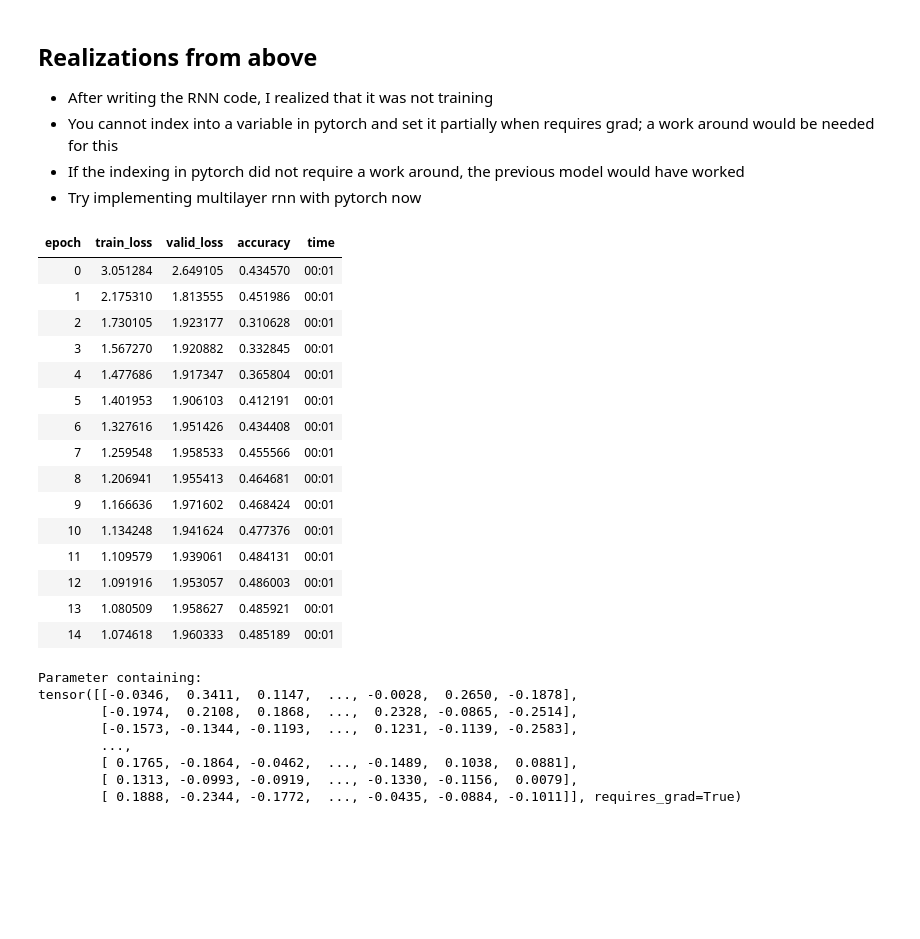
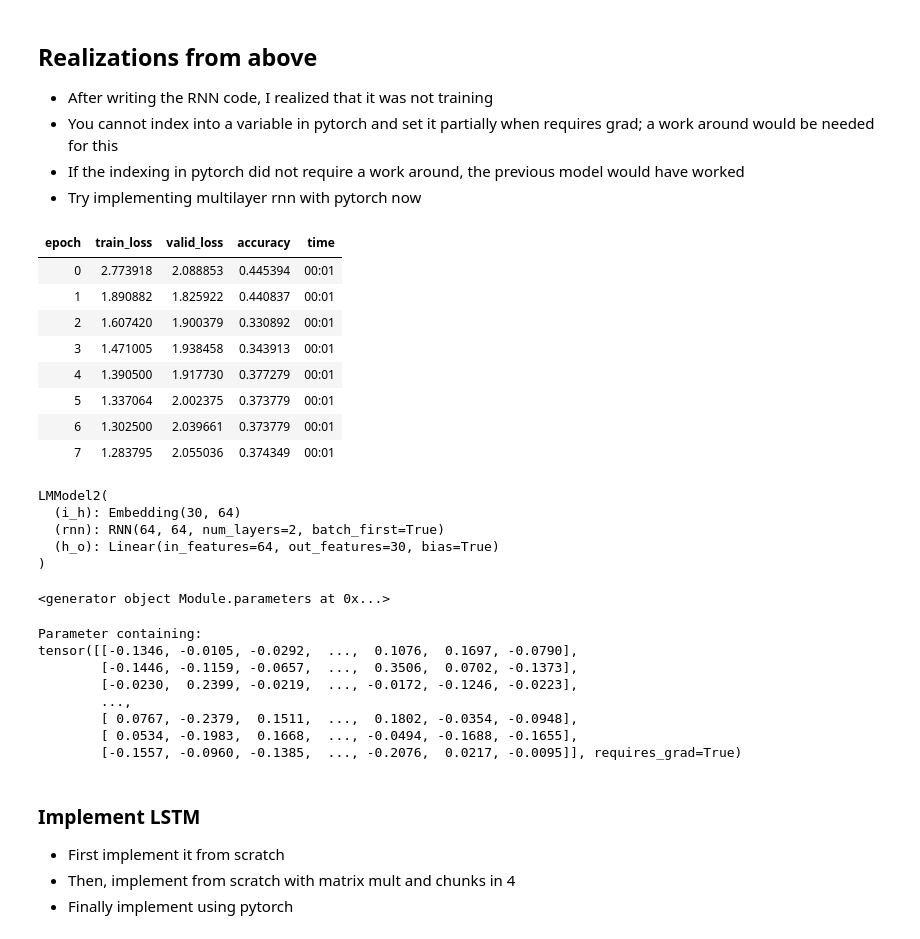
Before and after one commit to Nick-palmar/fast_book, a Jupyter notebook: 12_nlp_deep_dive_redo.ipynb, the cells around one changed output. Saved outputs shown, nothing was run; the diff lists cells and outputs as text; code cells hidden in the pictures; blank space fills up the shorter version.

```diff
--- a/12_nlp_deep_dive_redo.ipynb
+++ b/12_nlp_deep_dive_redo.ipynb
@@ -276,22 +277,27 @@ class LMModel2(Module):
 # %%
 learn = Learner(dls, LMModel2(len(vocab), 64, 2),
                 loss_func=CrossEntropyLossFlat(),
                 metrics=accuracy, cbs=ModelResetter)
-learn.fit_one_cycle(15, 3e-3)
+learn.fit_one_cycle(8, 3e-3)
 # %% [output]
 | epoch | train_loss | valid_loss | accuracy | time |
-| 0 | 3.051284 | 2.649105 | 0.434570 | 00:01 |
-| 1 | 2.175310 | 1.813555 | 0.451986 | 00:01 |
-| 2 | 1.730105 | 1.923177 | 0.310628 | 00:01 |
-| 3 | 1.567270 | 1.920882 | 0.332845 | 00:01 |
-| 4 | 1.477686 | 1.917347 | 0.365804 | 00:01 |
-| 5 | 1.401953 | 1.906103 | 0.412191 | 00:01 |
-| 6 | 1.327616 | 1.951426 | 0.434408 | 00:01 |
-| 7 | 1.259548 | 1.958533 | 0.455566 | 00:01 |
-| 8 | 1.206941 | 1.955413 | 0.464681 | 00:01 |
-| 9 | 1.166636 | 1.971602 | 0.468424 | 00:01 |
-| 10 | 1.134248 | 1.941624 | 0.477376 | 00:01 |
-| 11 | 1.109579 | 1.939061 | 0.484131 | 00:01 |
-| 12 | 1.091916 | 1.953057 | 0.486003 | 00:01 |
-| 13 | 1.080509 | 1.958627 | 0.485921 | 00:01 |
-| 14 | 1.074618 | 1.960333 | 0.485189 | 00:01 |
+| 0 | 2.773918 | 2.088853 | 0.445394 | 00:01 |
+| 1 | 1.890882 | 1.825922 | 0.440837 | 00:01 |
+| 2 | 1.607420 | 1.900379 | 0.330892 | 00:01 |
+| 3 | 1.471005 | 1.938458 | 0.343913 | 00:01 |
+| 4 | 1.390500 | 1.917730 | 0.377279 | 00:01 |
+| 5 | 1.337064 | 2.002375 | 0.373779 | 00:01 |
+| 6 | 1.302500 | 2.039661 | 0.373779 | 00:01 |
+| 7 | 1.283795 | 2.055036 | 0.374349 | 00:01 |
+# %%
+learn.model
+# %% [output]
+LMModel2(
+  (i_h): Embedding(30, 64)
+  (rnn): RNN(64, 64, num_layers=2, batch_first=True)
+  (h_o): Linear(in_features=64, out_features=30, bias=True)
+)
+# %%
+learn.model.parameters()
+# %% [output]
+<generator object Module.parameters at 0x...>
@@ -299,10 +314,15 @@ learn.fit_one_cycle(15, 3e-3)
 learn.model.h_o.weight
 # %% [output]
 Parameter containing:
-tensor([[-0.0346,  0.3411,  0.1147,  ..., -0.0028,  0.2650, -0.1878],
-        [-0.1974,  0.2108,  0.1868,  ...,  0.2328, -0.0865, -0.2514],
-        [-0.1573, -0.1344, -0.1193,  ...,  0.1231, -0.1139, -0.2583],
+tensor([[-0.1346, -0.0105, -0.0292,  ...,  0.1076,  0.1697, -0.0790],
+        [-0.1446, -0.1159, -0.0657,  ...,  0.3506,  0.0702, -0.1373],
+        [-0.0230,  0.2399, -0.0219,  ..., -0.0172, -0.1246, -0.0223],
         ...,
-        [ 0.1765, -0.1864, -0.0462,  ..., -0.1489,  0.1038,  0.0881],
-        [ 0.1313, -0.0993, -0.0919,  ..., -0.1330, -0.1156,  0.0079],
-        [ 0.1888, -0.2344, -0.1772,  ..., -0.0435, -0.0884, -0.1011]], requires_grad=True)
+        [ 0.0767, -0.2379,  0.1511,  ...,  0.1802, -0.0354, -0.0948],
+        [ 0.0534, -0.1983,  0.1668,  ..., -0.0494, -0.1688, -0.1655],
+        [-0.1557, -0.0960, -0.1385,  ..., -0.2076,  0.0217, -0.0095]], requires_grad=True)
+# %% [markdown]
+### Implement LSTM
+- First implement it from scratch
+- Then, implement from scratch with matrix mult and chunks in 4
+- Finally implement using pytorch
```
Also changed, not shown: parts of 11 cells of this notebook.
